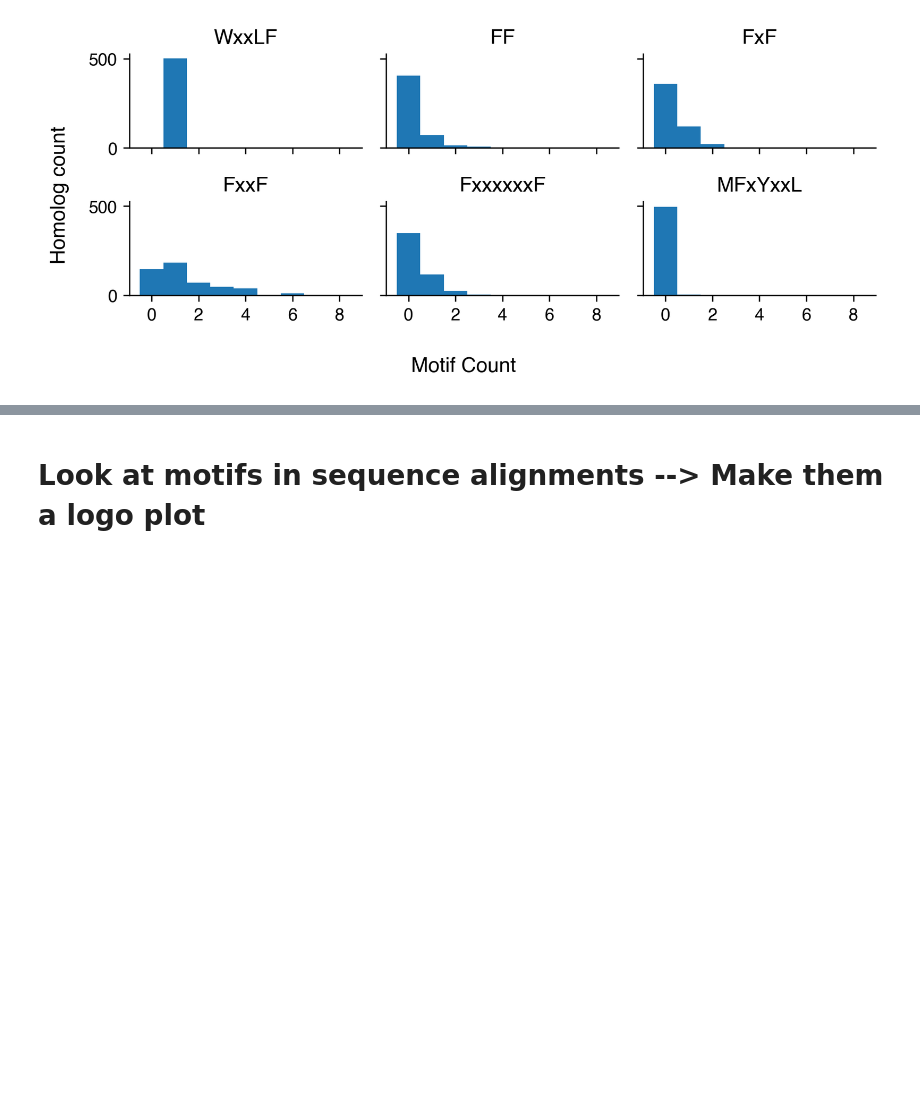
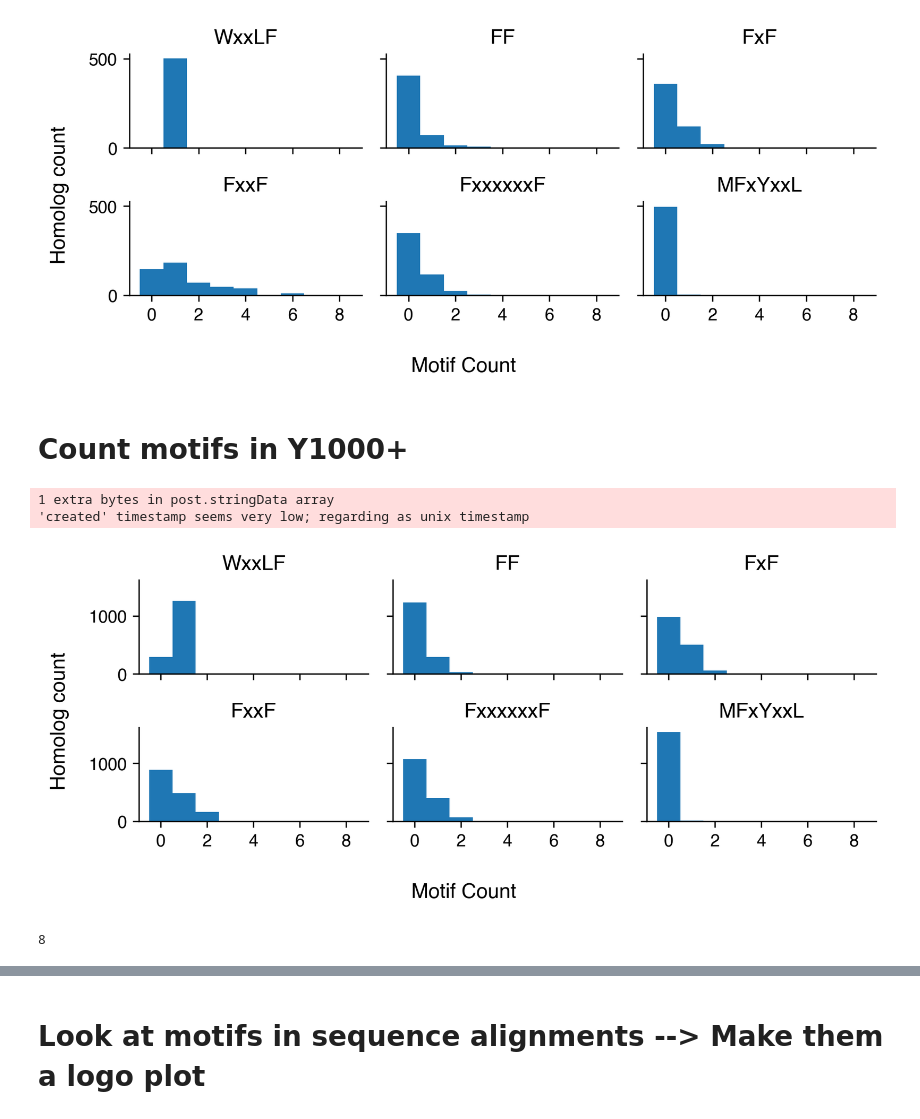
Before and after one commit to staller-lab/Gcn4-evolution, a Jupyter notebook: counting_motifs.ipynb, the cells around one changed output, grey strips where cells are left out. Cells and saved outputs as stored; diff of their text form; code cells hidden in the pictures; blank space fills up the shorter version.

```diff
--- a/counting_motifs.ipynb
+++ b/counting_motifs.ipynb
@@ -68,3 +68,5 @@ plt.savefig("../figures/full_length_motif_counts.pdf", format='pdf', bbox_inches
 1 extra bytes in post.stringData array
 'created' timestamp seems very low; regarding as unix timestamp
 [figure]
+# %% [markdown]
+# Count motifs in Y1000+
@@ -70,0 +92,42 @@ plt.savefig("../figures/full_length_motif_counts.pdf", format='pdf', bbox_inches
+# %%
+y1000_homologs = read_fasta("/Users/claireleblanc/Documents/grad_school/staller_lab/Evolution_stuff/saccharmycotina_TFs/Gcn4/Gcn4_orthologs.fasta")
+# %%
+y1000_homologs["WxxLF"] = [len(re.findall("W..LF", seq)) for seq in y1000_homologs["Seq"]]
+y1000_homologs["FF"] = [len(re.findall("FF", seq)) for seq in y1000_homologs["Seq"]]
+y1000_homologs["FxF"] = [len(re.findall("F.F", seq)) for seq in y1000_homologs["Seq"]]
+y1000_homologs["FxxF"] = [len(re.findall("F..F", seq)) for seq in y1000_homologs["Seq"]]
+y1000_homologs["FxxxxxxF"] = [len(re.findall("F......F", seq)) for seq in y1000_homologs["Seq"]]
+y1000_homologs["MFxYxxL"] = [len(re.findall("MF.Y..L", seq)) for seq in y1000_homologs["Seq"]]
+# %%
+fig, axs = plt.subplots(2, 3, figsize=(7,3), sharey=True, sharex=True)
+bins = np.arange(-0.5, 8.8, 1)
+
+axs[0, 0].hist(y1000_homologs["WxxLF"], bins=bins)
+axs[0, 0].set_title("WxxLF")
+axs[0, 1].hist(y1000_homologs["FF"], bins=bins)
+axs[0, 1].set_title("FF")
+axs[0, 2].hist(y1000_homologs["FxF"], bins=bins)
+axs[0, 2].set_title("FxF")
+axs[1, 0].hist(y1000_homologs["FxxF"], bins=bins)
+axs[1, 0].set_title("FxxF")
+axs[1, 1].hist(y1000_homologs["FxxxxxxF"], bins=bins)
+axs[1, 1].set_title("FxxxxxxF") # FxxxxxxF
+axs[1, 2].hist(y1000_homologs["MFxYxxL"], bins=bins)
+axs[1, 2].set_title("MFxYxxL")
+
+fig.supxlabel("Motif Count")
+fig.supylabel("Homolog count")
+sns.despine()
+
+axs[0, 0].set_xticks([0, 2, 4, 6, 8])
+fig.tight_layout()
+
+plt.savefig("../figures/y1000_full_length_motif_counts.pdf", format='pdf', bbox_inches='tight' )
+# %% [output]
+1 extra bytes in post.stringData array
+'created' timestamp seems very low; regarding as unix timestamp
+[figure, added]
+# %%
+max(FullOrthoDF["FF"])
+# %% [output]
+8
```
Also changed, not shown: parts of 2 cells of this notebook, 1 other file.
